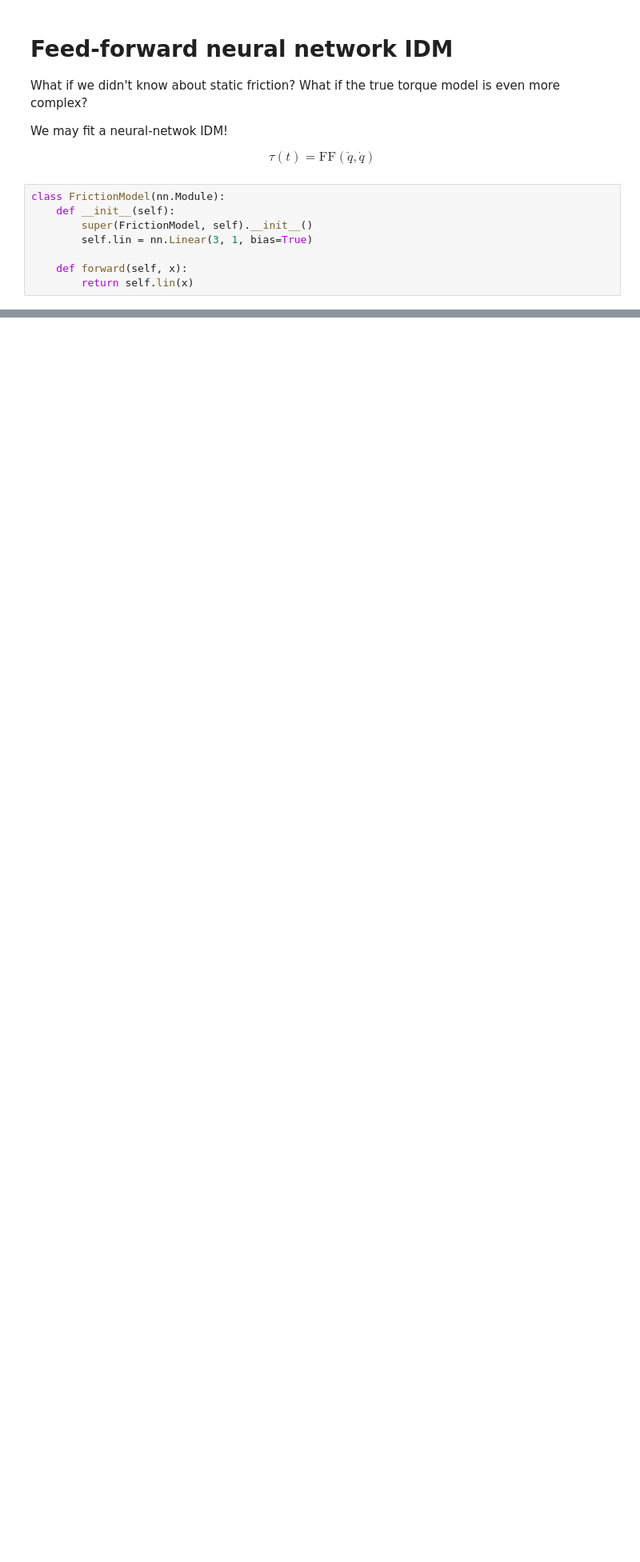
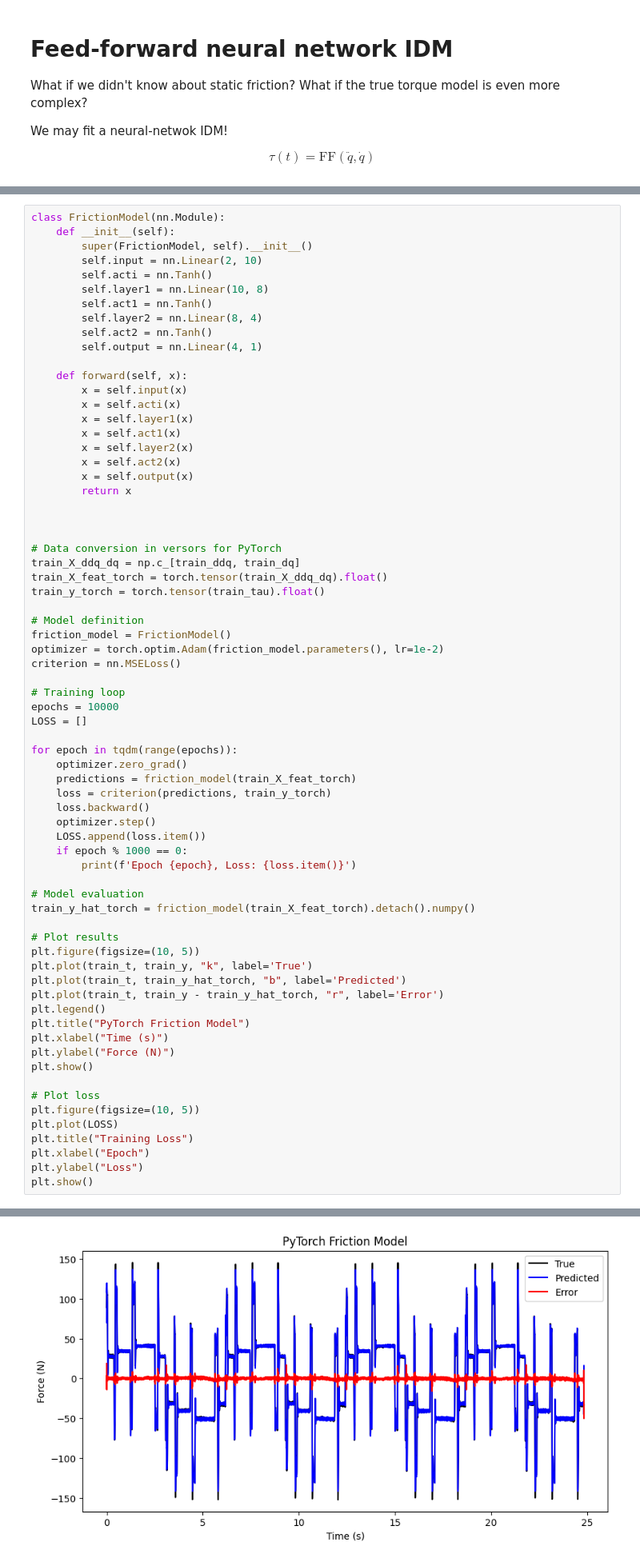
Before and after one commit to lorenzobauce/POLIMI-scripts, a Jupyter notebook: Machine Learning/Deep-Learning---ML-for-Mechanical-Systems-PoliMi-2025-main/FeedForward/emps_exercise.ipynb, the cells around one changed output, grey strips where cells are left out. Shown: that part at 80% size. Drawn from its saved outputs; the diff is of its cells as text; blank space fills up the shorter version.

```diff
--- a/Machine Learning/Deep-Learning---ML-for-Mechanical-Systems-PoliMi-2025-main/FeedForward/emps_exercise.ipynb
+++ b/Machine Learning/Deep-Learning---ML-for-Mechanical-Systems-PoliMi-2025-main/FeedForward/emps_exercise.ipynb
@@ -255,11 +255,3 @@ What if we didn't know about static friction? What if the true torque model is e
 We may fit a neural-netwok IDM!
 
 $$ \tau(t) = \mathrm{FF}(\ddot q, \dot q) $$
-# %%
-class FrictionModel(nn.Module):
-    def __init__(self):
-        super(FrictionModel, self).__init__()
-        self.lin = nn.Linear(3, 1, bias=True)
-
-    def forward(self, x):
-        return self.lin(x)
@@ -267,0 +258,70 @@ Ellipsis
+# %%
+class FrictionModel(nn.Module):
+    def __init__(self):
+        super(FrictionModel, self).__init__()
+        self.input = nn.Linear(2, 10)
+        self.acti = nn.Tanh()
+        self.layer1 = nn.Linear(10, 8)
+        self.act1 = nn.Tanh()
+        self.layer2 = nn.Linear(8, 4)
+        self.act2 = nn.Tanh()
+        self.output = nn.Linear(4, 1)
+
+    def forward(self, x):
+        x = self.input(x)
+        x = self.acti(x)
+        x = self.layer1(x)
+        x = self.act1(x)
+        x = self.layer2(x)
+        x = self.act2(x)
+        x = self.output(x)
+        return x
+
+
+
+# Data conversion in versors for PyTorch
+train_X_ddq_dq = np.c_[train_ddq, train_dq]
+train_X_feat_torch = torch.tensor(train_X_ddq_dq).float()
+train_y_torch = torch.tensor(train_tau).float()
+
+# Model definition
+friction_model = FrictionModel()
+optimizer = torch.optim.Adam(friction_model.parameters(), lr=1e-2)
+criterion = nn.MSELoss()
+
+# Training loop
+epochs = 10000
+LOSS = []
+
+for epoch in tqdm(range(epochs)):
+    optimizer.zero_grad()
+    predictions = friction_model(train_X_feat_torch)
+    loss = criterion(predictions, train_y_torch)
+    loss.backward()
+    optimizer.step()
+    LOSS.append(loss.item())
+    if epoch % 1000 == 0:
+        print(f'Epoch {epoch}, Loss: {loss.item()}')
+
+# Model evaluation
+train_y_hat_torch = friction_model(train_X_feat_torch).detach().numpy()
+
+# Plot results
+plt.figure(figsize=(10, 5))
+plt.plot(train_t, train_y, "k", label='True')
+plt.plot(train_t, train_y_hat_torch, "b", label='Predicted')
+plt.plot(train_t, train_y - train_y_hat_torch, "r", label='Error')
+plt.legend()
+plt.title("PyTorch Friction Model")
+plt.xlabel("Time (s)")
+plt.ylabel("Force (N)")
+plt.show()
+
+# Plot loss
+plt.figure(figsize=(10, 5))
+plt.plot(LOSS)
+plt.title("Training Loss")
+plt.xlabel("Epoch")
+plt.ylabel("Loss")
+plt.show()
+# %% [output]
@@ -267,0 +338 @@ Ellipsis
+[figure, added]
```
Also changed, not shown: parts of 4 cells of this notebook.
